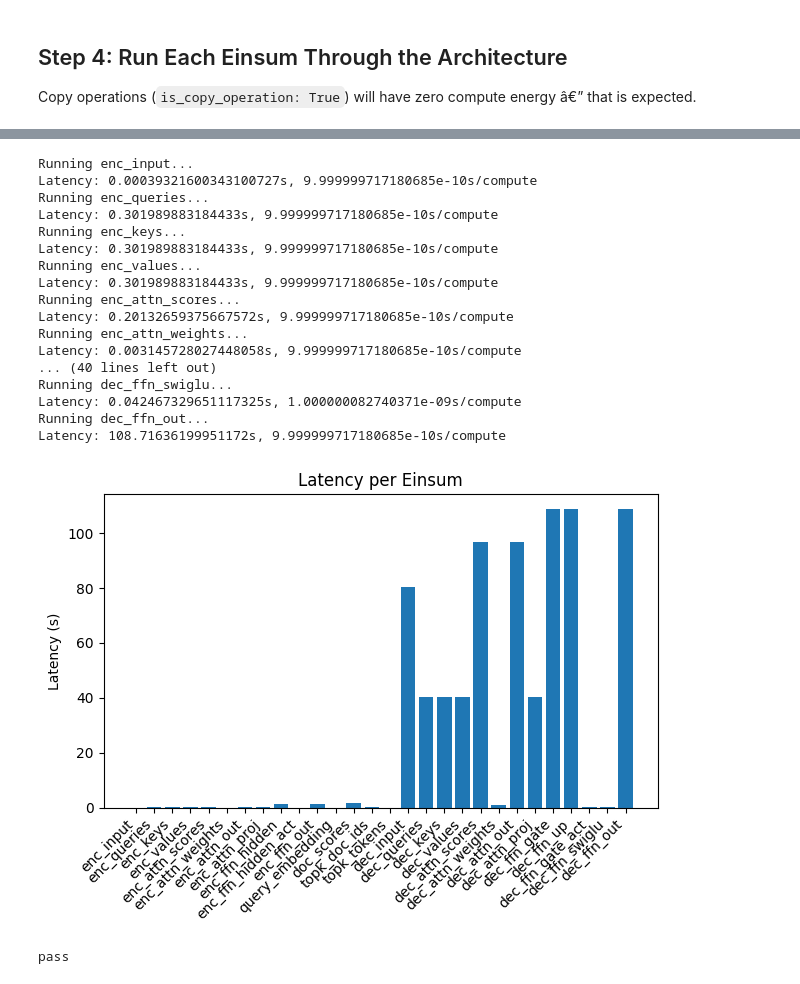
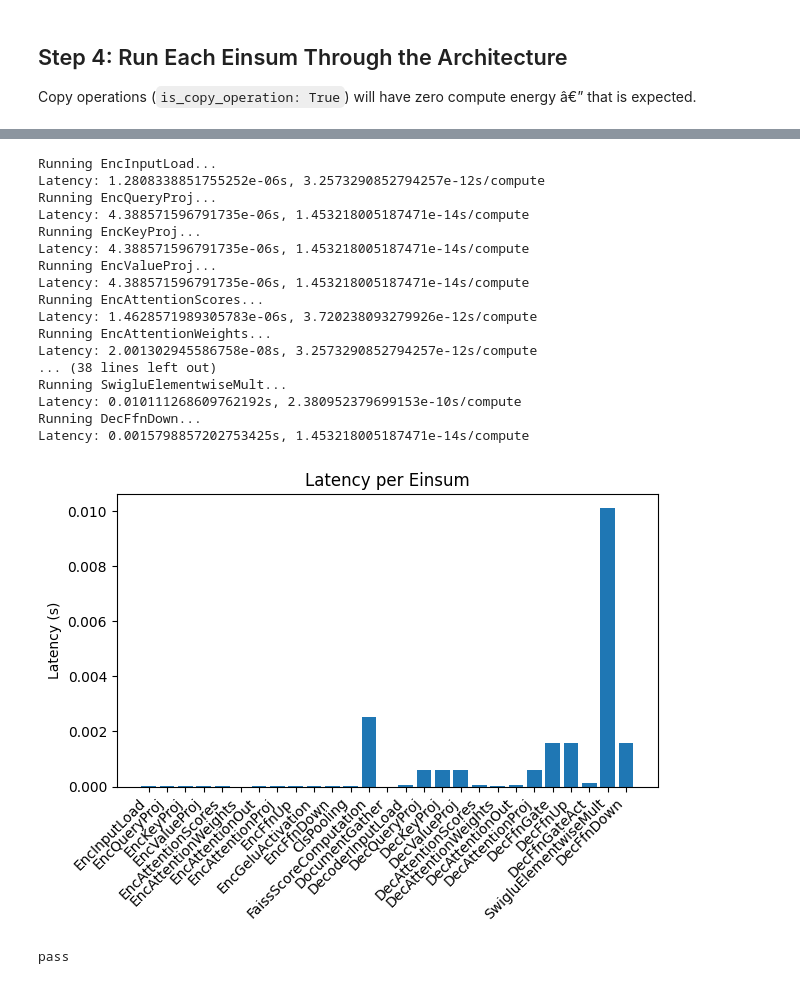
Before and after one commit to jocelynzhao3/Hardware-for-Deep-Learning-Final-Project, a Jupyter notebook: workspace/M3-Baseline.ipynb, the cells around one changed output, grey strips where cells are left out. Drawn from its saved outputs; the diff is of its cells as text; code cells hidden in the pictures.

```diff
--- a/workspace/M3-Baseline.ipynb
+++ b/workspace/M3-Baseline.ipynb
@@ -39,16 +39,14 @@ rag_params = {
     'L': 512 # length of each document
 }
 
-# basic8 Jinja parameters (passed to arch/basic8.yaml)
-arch_overrides = {
-    'DRAM_SIZE_GB':       8,     # off-chip DRAM capacity in GB
-    'DRAM_BW_GBps':       68,    # LPDDR5 bandwidth in GB/s
-    'SRAM_SIZE_MB':       8,     # on-chip SRAM capacity in MB
-    'SRAM_READ_BW_GBps':  512,   # SRAM read bandwidth in GB/s
-    'SRAM_WRITE_BW_GBps': 128,   # SRAM write bandwidth in GB/s
-    'MAC_ENERGY_pJ':      0.084, # FP16 MAC energy in pJ
-    'MAC_CLOCK_GHz':      1,     # clock frequency in GHz
-}
+# tpu_v4i has no Jinja parameters; values are hardcoded in arch/tpu_v4i.yaml.
+# We keep the dict as an empty {} so the existing get_spec(...) call sites
+# continue to work without modification.
+arch_overrides = {}
+
+def disp_comp(name):
+    """Return the component name as-is (original AccelForge names are used throughout)."""
+    return name
 
 print('RAG_LLM params:', rag_params)
 print('Arch overrides:', arch_overrides)
@@ -58,18 +56,18 @@ Arch overrides: {'DRAM_SIZE_GB': 8, 'DRAM_BW_GBps': 68, 'SRAM_SIZE_MB': 8, 'SRAM
 # %% [markdown]
 ## Step 3: Load the RAG_LLM Workload
 # %%
-WORKLOAD_PATH = '/home/workspace/workspace/workload/full_EdgeRAG.yaml'
+WORKLOAD_PATH = '/home/workspace/workspace/workload/full_EdgeRAG_v3.yaml'
 
 workload = af.Workload.from_yaml(
     WORKLOAD_PATH,
     top_key='workload',
     jinja_parse_data={},
 )
-# renames = af.Renames.from_yaml(
-#     WORKLOAD_PATH,
-#     top_key='renames',
-#     jinja_parse_data=rag_params,
-# )
+renames = af.Renames.from_yaml(
+    WORKLOAD_PATH,
+    top_key='renames',
+    jinja_parse_data=rag_params,
+)
 # per einsum sparisty --> TODO just multiply
 print(f'Loaded {len(workload.einsums)} einsums:')
 for e in workload.einsums:
@@ -105,8 +103,8 @@ results = {}
 
 for einsum in workload.einsums:
     print(f'Running {einsum.name}...')
-    # basic8 already includes Disk, MainMemory, OnChipSRAM — no dummy memory needed
-    spec = get_spec('basic8', add_dummy_main_memory=False, jinja_parse_data=arch_overrides)
+    # tpu_v4i already includes MainMemory, GlobalBuffer, LocalBuffer — no dummy memory needed
+    spec = get_spec('tpu_v4i', add_dummy_main_memory=False, jinja_parse_data=arch_overrides)
 
     spec.workload = af.Workload(
         einsums=[einsum],
@@ -115,7 +113,7 @@ for einsum in workload.einsums:
         persistent_tensors=workload.persistent_tensors,
     )
 
-    # spec.renames = renames
+    spec.renames = renames
     spec.mapper.max_pmapping_templates_per_einsum = 1
     # round_rank_sizes(spec.workload)
     spec.mapper.metrics = af.mapper.Metrics.ENERGY | af.mapper.Metrics.LATENCY
@@ -159,7 +157,7 @@ count = 0
 for einsum in workload.einsums:
     count += 1
     print(f'Running {einsum.name}...')
-    spec = get_spec('basic8', add_dummy_main_memory=False, jinja_parse_data=arch_overrides)
+    spec = get_spec('tpu_v4i', add_dummy_main_memory=False, jinja_parse_data=arch_overrides)
 
     spec.workload = af.Workload(
         einsums=[einsum],
@@ -167,6 +165,7 @@ for einsum in workload.einsums:
         bits_per_value=workload.bits_per_value,
         persistent_tensors=workload.persistent_tensors,
     )
+    spec.renames = renames
 
     spec.mapper.max_pmapping_templates_per_einsum = 1
     round_rank_sizes(spec.workload)
@@ -221,7 +220,7 @@ for einsum in workload.einsums:
 
     print(f'Running {einsum.name}...')
 
-    spec = get_spec('basic8', add_dummy_main_memory=False, jinja_parse_data=arch_overrides)
+    spec = get_spec('tpu_v4i', add_dummy_main_memory=False, jinja_parse_data=arch_overrides)
 
     spec.workload = af.Workload(
         einsums=[einsum],
@@ -229,52 +228,53 @@ for einsum in workload.einsums:
         bits_per_value=workload.bits_per_value,
         persistent_tensors=workload.persistent_tensors,
     )
+    spec.renames = renames
 
     spec.mapper.max_pmapping_templates_per_einsum = 1
     round_rank_sizes(spec.workload)
     spec.mapper.metrics = af.mapper.Metrics.ENERGY | af.mapper.Metrics.LATENCY
 
     mappings = spec.map_workload_to_arch(
         print_progress=False,
         print_number_of_pmappings=False
     )
     svg_string = mappings.render() # svg
     # if einsum.name == "TK":
     #     print(svg_string)
 
     # ---- store results ----
     einsum_names.append(einsum.name)
     latencies.append(mappings.latency())
     per_compute_latencies.append(mappings.per_compute().latency())
 
     print(f'Latency: {latencies[-1]}s, {per_compute_latencies[-1]}s/compute')
 
 plt.figure()
 plt.bar(einsum_names, latencies)
 plt.xticks(rotation=45, ha='right')
 plt.ylabel("Latency (s)")
 plt.title("Latency per Einsum")
 plt.tight_layout()
 plt.show()
 # %% [output]
-Running enc_input...
-Latency: 0.00039321600343100727s, 9.999999717180685e-10s/compute
-Running enc_queries...
-Latency: 0.301989883184433s, 9.999999717180685e-10s/compute
-Running enc_keys...
-Latency: 0.301989883184433s, 9.999999717180685e-10s/compute
-Running enc_values...
-Latency: 0.301989883184433s, 9.999999717180685e-10s/compute
-Running enc_attn_scores...
-Latency: 0.20132659375667572s, 9.999999717180685e-10s/compute
-Running enc_attn_weights...
-Latency: 0.003145728027448058s, 9.999999717180685e-10s/compute
-... (40 lines left out)
-Running dec_ffn_swiglu...
-Latency: 0.042467329651117325s, 1.000000082740371e-09s/compute
-Running dec_ffn_out...
-Latency: 108.71636199951172s, 9.999999717180685e-10s/compute
+Running EncInputLoad...
+Latency: 1.2808338851755252e-06s, 3.2573290852794257e-12s/compute
+Running EncQueryProj...
+Latency: 4.388571596791735e-06s, 1.453218005187471e-14s/compute
+Running EncKeyProj...
+Latency: 4.388571596791735e-06s, 1.453218005187471e-14s/compute
+Running EncValueProj...
+Latency: 4.388571596791735e-06s, 1.453218005187471e-14s/compute
+Running EncAttentionScores...
+Latency: 1.4628571989305783e-06s, 3.720238093279926e-12s/compute
+Running EncAttentionWeights...
+Latency: 2.001302945586758e-08s, 3.2573290852794257e-12s/compute
+... (38 lines left out)
+Running SwigluElementwiseMult...
+Latency: 0.010111268609762192s, 2.380952379699153e-10s/compute
+Running DecFfnDown...
+Latency: 0.0015798857202753425s, 1.453218005187471e-14s/compute
-[figure, old version]
+[figure, new version]
 # %%
 mappings # print mappings per einsum, currently only printing the last one
 print("pass")
```
Also changed, not shown: parts of 16 cells of this notebook, 12 other files.
